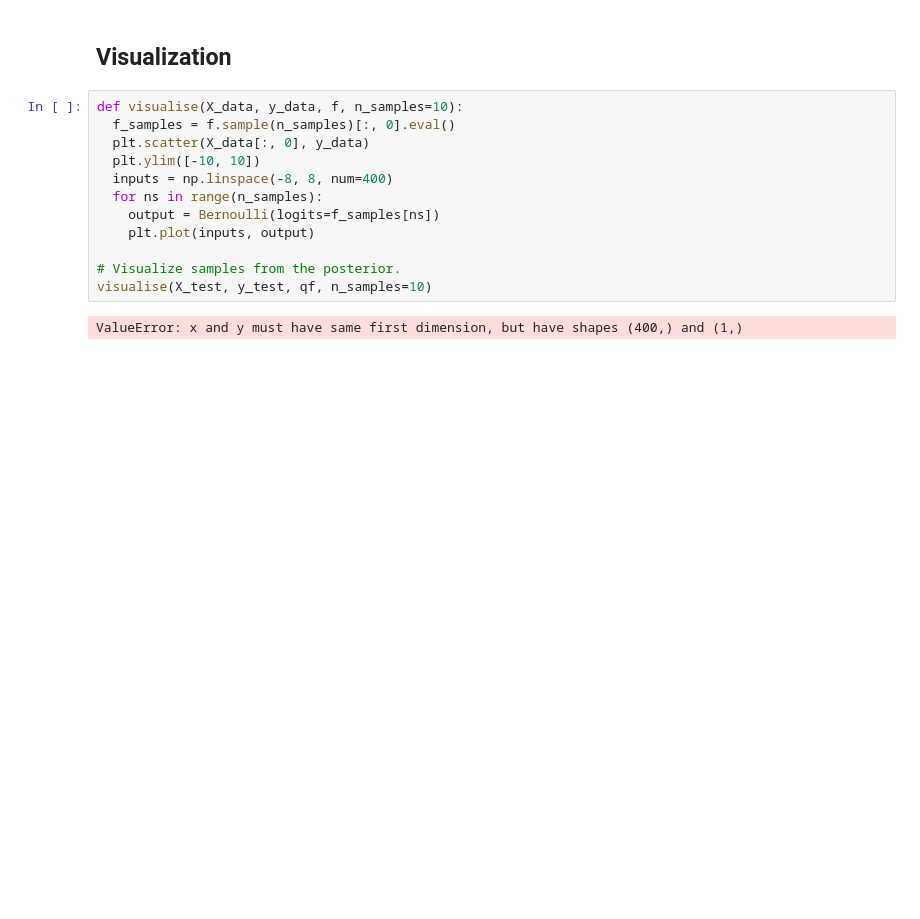
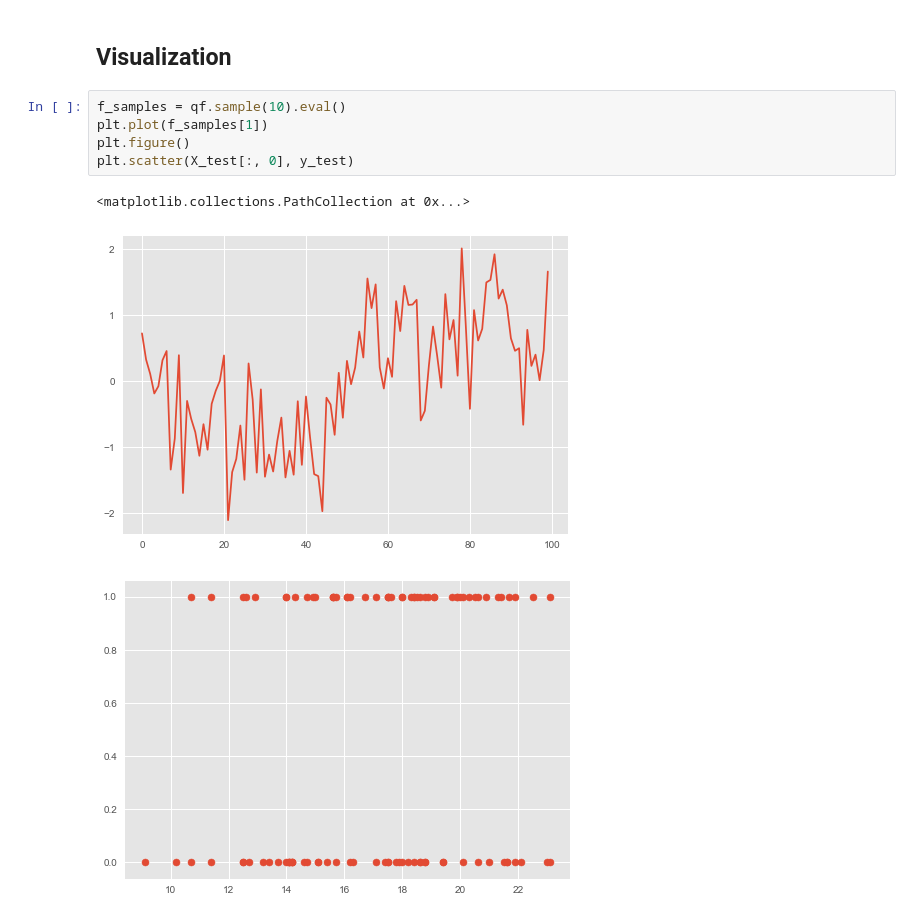
Before and after one commit to JichenHKUST/Deep_problistic_programming, a Jupyter notebook: Edward_GP_classification.ipynb, the cells around one changed output. Drawn from its saved outputs; the diff is of its cells as text; blank space fills up the shorter version.

```diff
--- a/Edward_GP_classification.ipynb
+++ b/Edward_GP_classification.ipynb
@@ -158,17 +158,12 @@ Mean squared error on test data:
 0.126251
 # %% [markdown]
 ## Visualization
-# %%
-def visualise(X_data, y_data, f, n_samples=10):
-  f_samples = f.sample(n_samples)[:, 0].eval()
-  plt.scatter(X_data[:, 0], y_data)
-  plt.ylim([-10, 10])
-  inputs = np.linspace(-8, 8, num=400)
-  for ns in range(n_samples):
-    output = Bernoulli(logits=f_samples[ns])
-    plt.plot(inputs, output)
-
-# Visualize samples from the posterior.
-visualise(X_test, y_test, qf, n_samples=10)
-# %% [output]
-ValueError: x and y must have same first dimension, but have shapes (400,) and (1,)
+# %%
+f_samples = qf.sample(10).eval()
+plt.plot(f_samples[1])
+plt.figure()
+plt.scatter(X_test[:, 0], y_test)
+# %% [output]
+<matplotlib.collections.PathCollection at 0x...>
+[figure, added]
+[figure, added]
```
Also changed, not shown: parts of 1 cell of this notebook, 1 other file.
